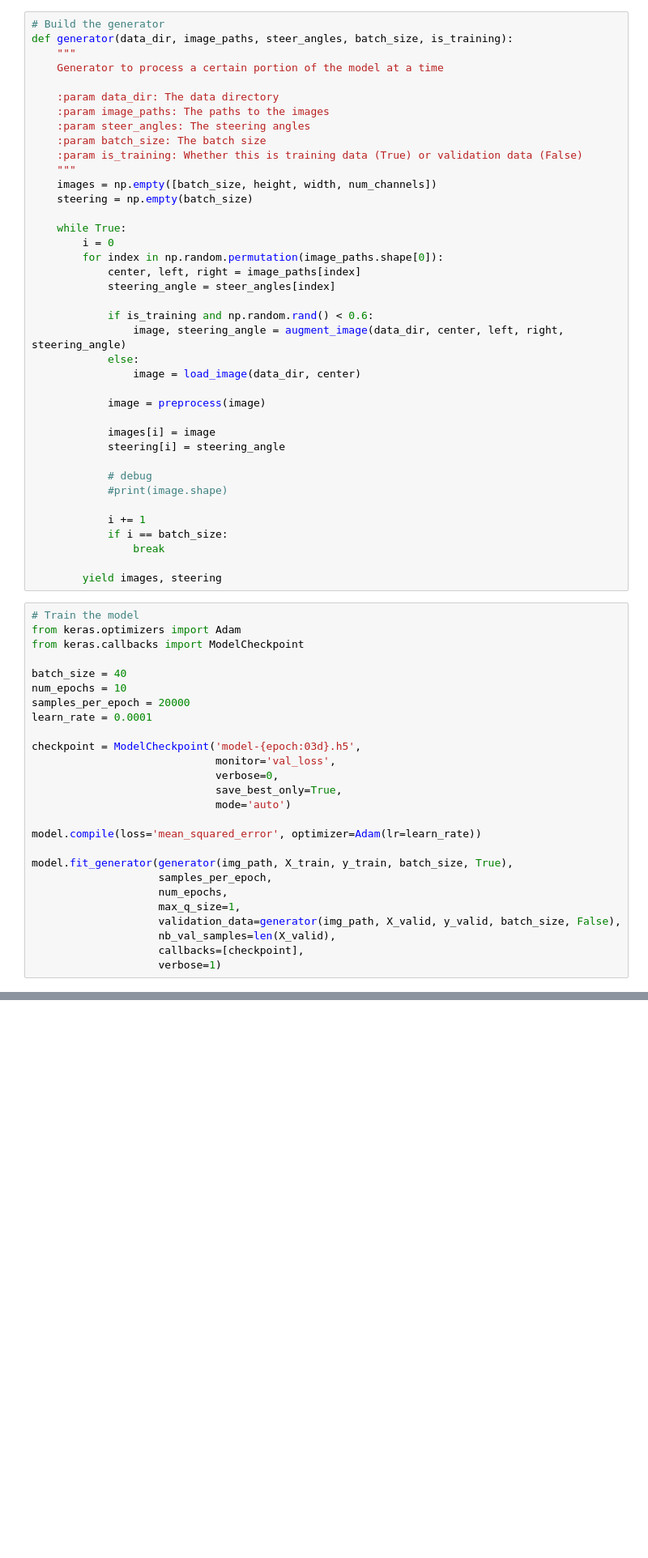
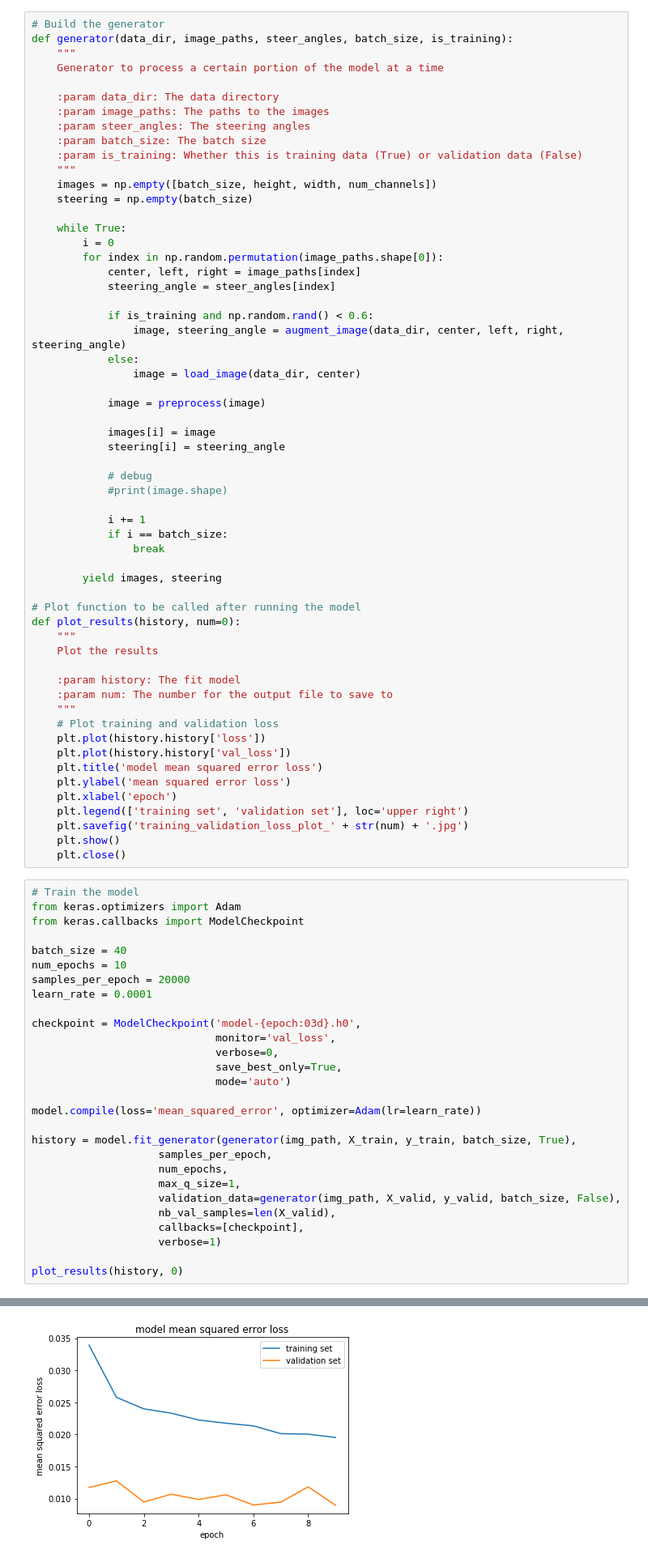
Before and after one commit to yeutterg/CarND-Behavioral-Cloning-P3, a Jupyter notebook: model10.ipynb, the cells around one changed output, grey strips where cells are left out. Shown: that part at 81% size. Saved outputs shown, nothing was run; the diff lists cells and outputs as text; blank space fills up the shorter version.

Commit message:
model with plot

```diff
--- a/model10.ipynb
+++ b/model10.ipynb
@@ -301,6 +166,25 @@ def generator(data_dir, image_paths, steer_angles, batch_size, is_training):
                 break
 
         yield images, steering
+
+# Plot function to be called after running the model
+def plot_results(history, num=0):
+    """
+    Plot the results
+
+    :param history: The fit model
+    :param num: The number for the output file to save to
+    """
+    # Plot training and validation loss
+    plt.plot(history.history['loss'])
+    plt.plot(history.history['val_loss'])
+    plt.title('model mean squared error loss')
+    plt.ylabel('mean squared error loss')
+    plt.xlabel('epoch')
+    plt.legend(['training set', 'validation set'], loc='upper right')
+    plt.savefig('training_validation_loss_plot_' + str(num) + '.jpg')
+    plt.show()
+    plt.close()
 # %%
 # Train the model
 from keras.optimizers import Adam
@@ -311,7 +195,7 @@ num_epochs = 10
 samples_per_epoch = 20000
 learn_rate = 0.0001
 
-checkpoint = ModelCheckpoint('model-{epoch:03d}.h5',
+checkpoint = ModelCheckpoint('model-{epoch:03d}.h0',
                              monitor='val_loss',
                              verbose=0,
                              save_best_only=True,
@@ -319,7 +203,7 @@ checkpoint = ModelCheckpoint('model-{epoch:03d}.h5',
 
 model.compile(loss='mean_squared_error', optimizer=Adam(lr=learn_rate))
 
-model.fit_generator(generator(img_path, X_train, y_train, batch_size, True),
+history = model.fit_generator(generator(img_path, X_train, y_train, batch_size, True),
                     samples_per_epoch,
                     num_epochs,
                     max_q_size=1,
@@ -327,5 +211,7 @@ model.fit_generator(generator(img_path, X_train, y_train, batch_size, True),
                     nb_val_samples=len(X_valid),
                     callbacks=[checkpoint],
                     verbose=1)
+
+plot_results(history, 0)
 # %% [output]
 Epoch 1/10
@@ -351,0 +237 @@ Epoch 10/10
+[figure, added]
```
Also changed, not shown: parts of 3 cells of this notebook, 3 other files.
